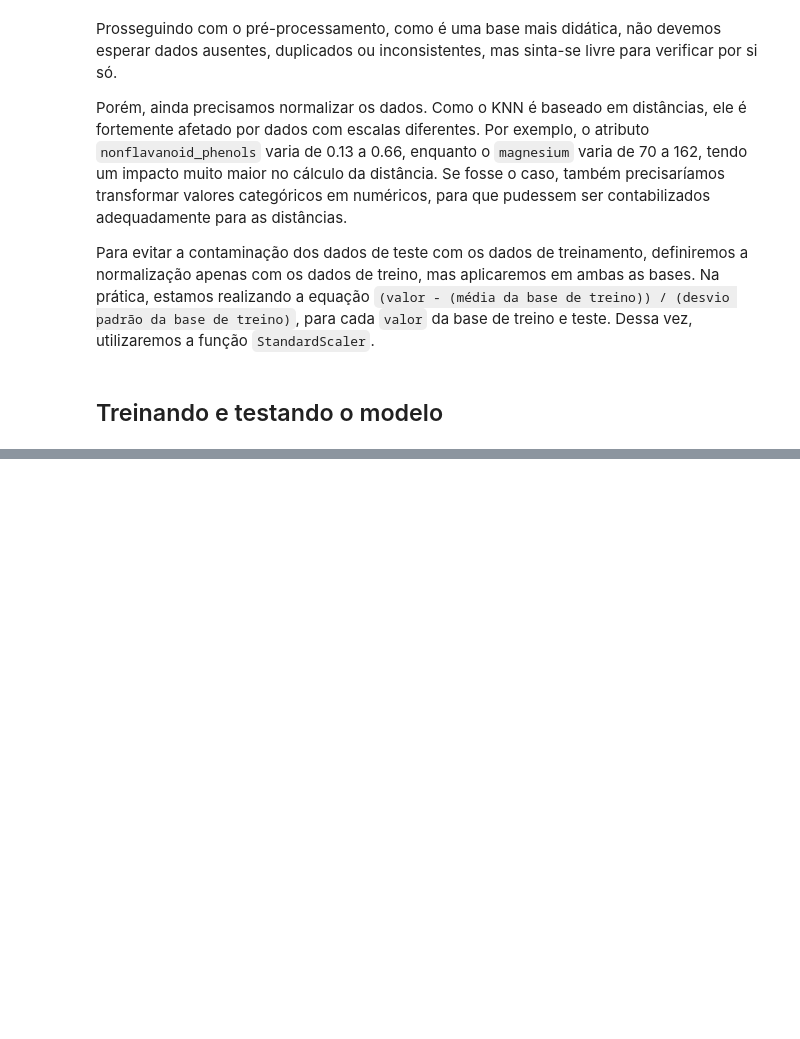
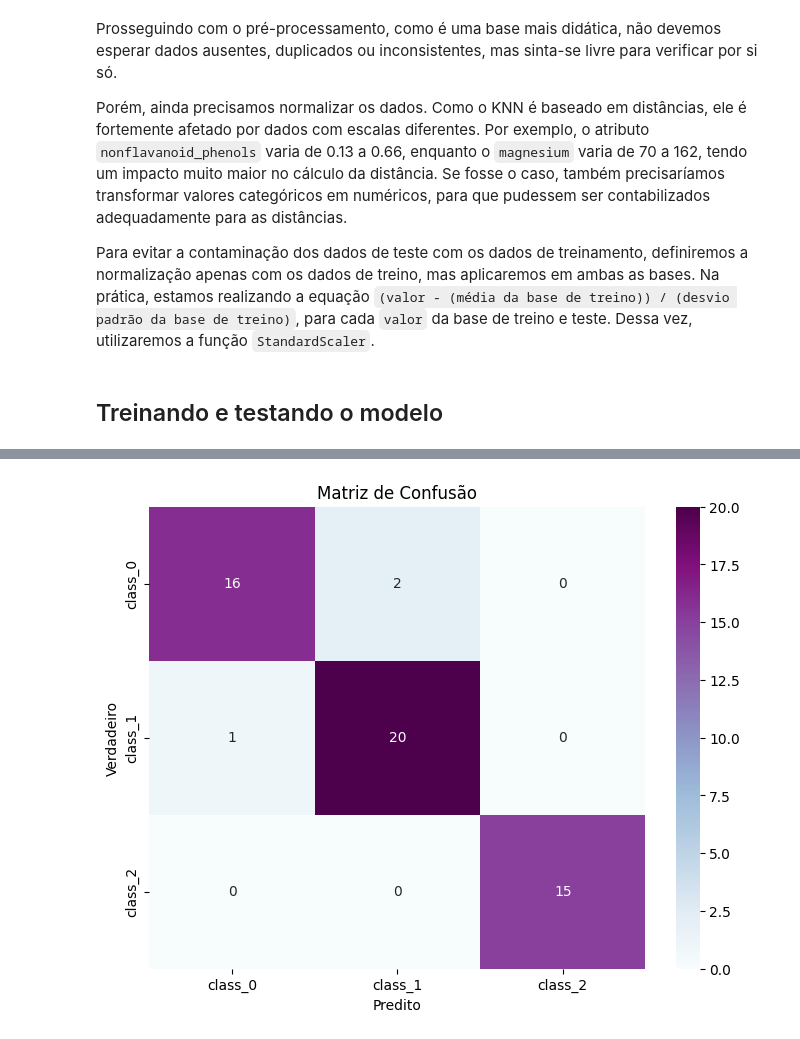
Before and after one commit to henriquemargotte/Aprendizado-de-Maquina-2025-2, a Jupyter notebook: Lab3/lab3.ipynb, the cells around one changed output, grey strips where cells are left out. Drawn from its saved outputs; the diff is of its cells as text; code cells hidden in the pictures; blank space fills up the shorter version.

```diff
--- a/Lab3/lab3.ipynb
+++ b/Lab3/lab3.ipynb
@@ -87,0 +136,24 @@ X_test = scaler.transform(X_test) # transform aplica a transformação aprendida
+# %%
+from sklearn.decomposition import PCA
+
+pca = PCA(n_components=2)
+principalComponents = pca.fit_transform(X_train)
+pca_df = pd.DataFrame(data = principalComponents
+             , columns = ['principal component 1', 'principal component 2'])
+
+pca_df.reset_index(drop=True, inplace=True)
+y_train.reset_index(drop=True, inplace=True)
+#y_train = pd.DataFrame(y_train)
+#final_pca_df = pca_df
+#final_pca_df['target'] = y_train
+# %%
+X_train_pca = pca_df
+X_test_pca = pca.transform(X_test)
+
+model = KNeighborsClassifier(n_neighbors=3)
+model.fit(X_train_pca, y_train)
+y_pred = model.predict(X_test_pca)
+
+accuracy = accuracy_score(y_test, y_pred)
+display(f"Acurácia: {accuracy:.2f}")
+print(classification_report(y_test, y_pred, target_names=wine.target_names))
@@ -87,0 +171,14 @@ X_test = scaler.transform(X_test) # transform aplica a transformação aprendida
+# %%
+# confusion matrix
+from sklearn.metrics import confusion_matrix
+
+confusion_matrix = confusion_matrix(y_test, y_pred)
+plt.figure(figsize=(8, 6))
+sns.heatmap(confusion_matrix, annot=True, fmt="d", cmap="BuPu",
+            xticklabels=wine.target_names, yticklabels=wine.target_names)
+plt.xlabel("Predito")
+plt.ylabel("Verdadeiro")
+plt.title("Matriz de Confusão")
+plt.show()
+# %% [output]
+[figure, added]
```
Also changed, not shown: parts of 9 cells of this notebook.
